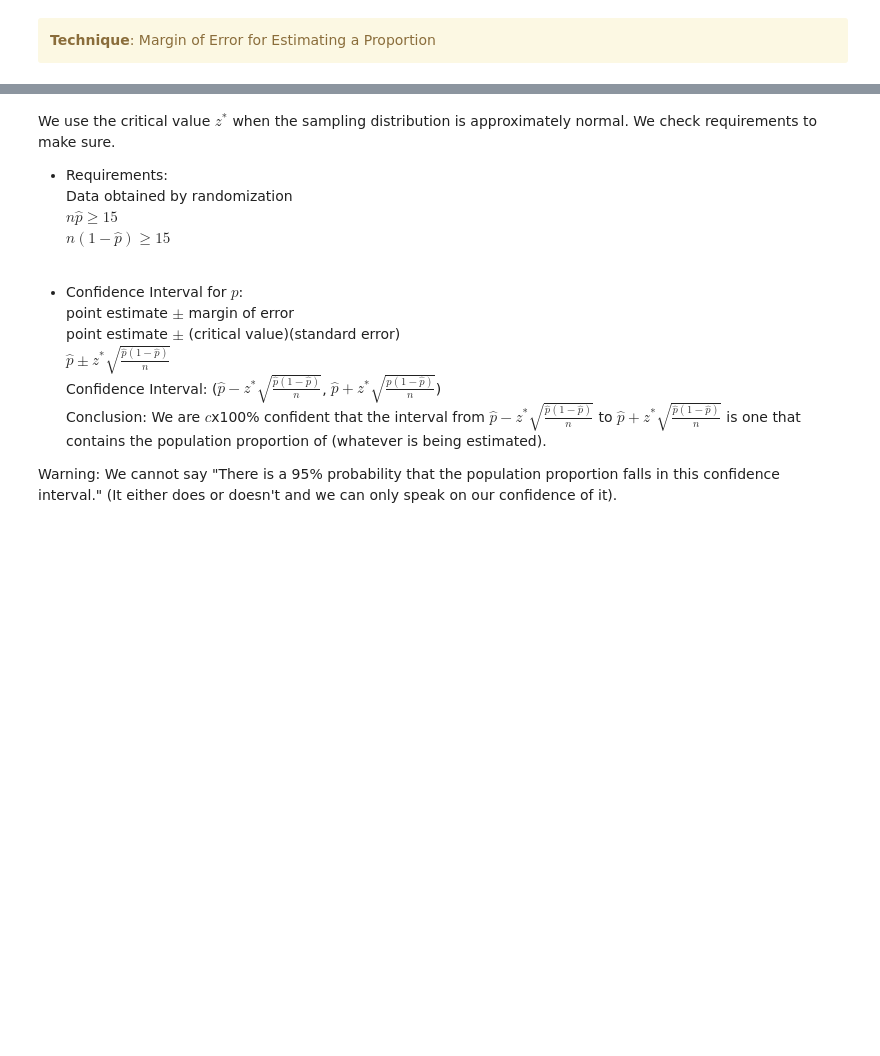
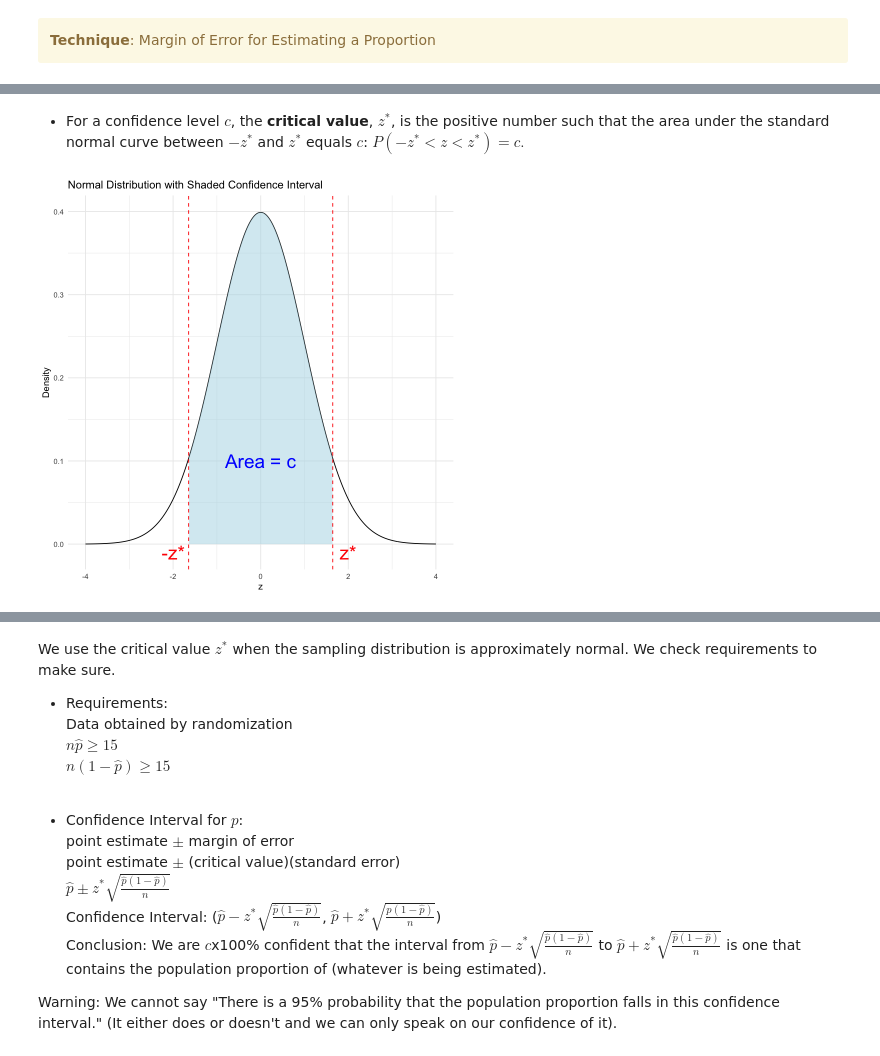
Before and after one commit to kerenli/statbirmingham, a Jupyter notebook: Chapter4Estimation.ipynb, the cells around one changed output, grey strips where cells are left out. Saved outputs shown, nothing was run; the diff lists cells and outputs as text; code cells hidden in the pictures; blank space fills up the shorter version.

```diff
--- a/Chapter4Estimation.ipynb
+++ b/Chapter4Estimation.ipynb
@@ -98,0 +102,31 @@ Note that we CAN say something about the probability of the point estimate but N
+# %% [markdown]
+* For a confidence level $c$, the __critical value__, $z^*$, is the positive number such that the area under the standard normal curve between $-z^*$ and $z^*$ equals $c$: $P(-z^*<z<z^*)=c.$
+# %%
+library(ggplot2)
+
+# Define critical value for 90% confidence level (you can adjust as needed)
+z_star <- qnorm(0.95)
+
+# Create a sequence of values from -4 to 4 for z
+z_values <- seq(-4, 4, length.out = 1000)
+
+# Calculate the normal distribution density for these z-values
+density_values <- dnorm(z_values)
+
+# Create the data frame for ggplot2
+data <- data.frame(z = z_values, density = density_values)
+
+# Plot the normal distribution with shaded area and annotate the area as c
+ggplot(data, aes(x = z, y = density)) +
+  geom_line(color = "black") +  # Line for normal distribution
+  geom_area(data = subset(data, z >= -z_star & z <= z_star),
+            aes(x = z, y = density), fill = "lightblue", alpha = 0.5) +  # Shaded area
+  geom_vline(xintercept = c(-z_star, z_star), linetype = "dashed", color = "red") +  # Critical values
+  labs(title = "Normal Distribution with Shaded Confidence Interval",
+       x = "z", y = "Density") +
+  annotate("text", x = 0, y = 0.1, label = "Area = c", color = "blue", size = 8) +  # Annotate the area as c
+  annotate("text", x = -z_star-0.35, y = -0.01, label = "-z*", color = "red", size =8) +
+  annotate("text", x = z_star+0.35, y = -0.01, label = "z*", color = "red", size =8) +
+  theme_minimal()
+# %% [output]
+[figure, added]
```
Also changed, not shown: parts of 9 cells of this notebook.
